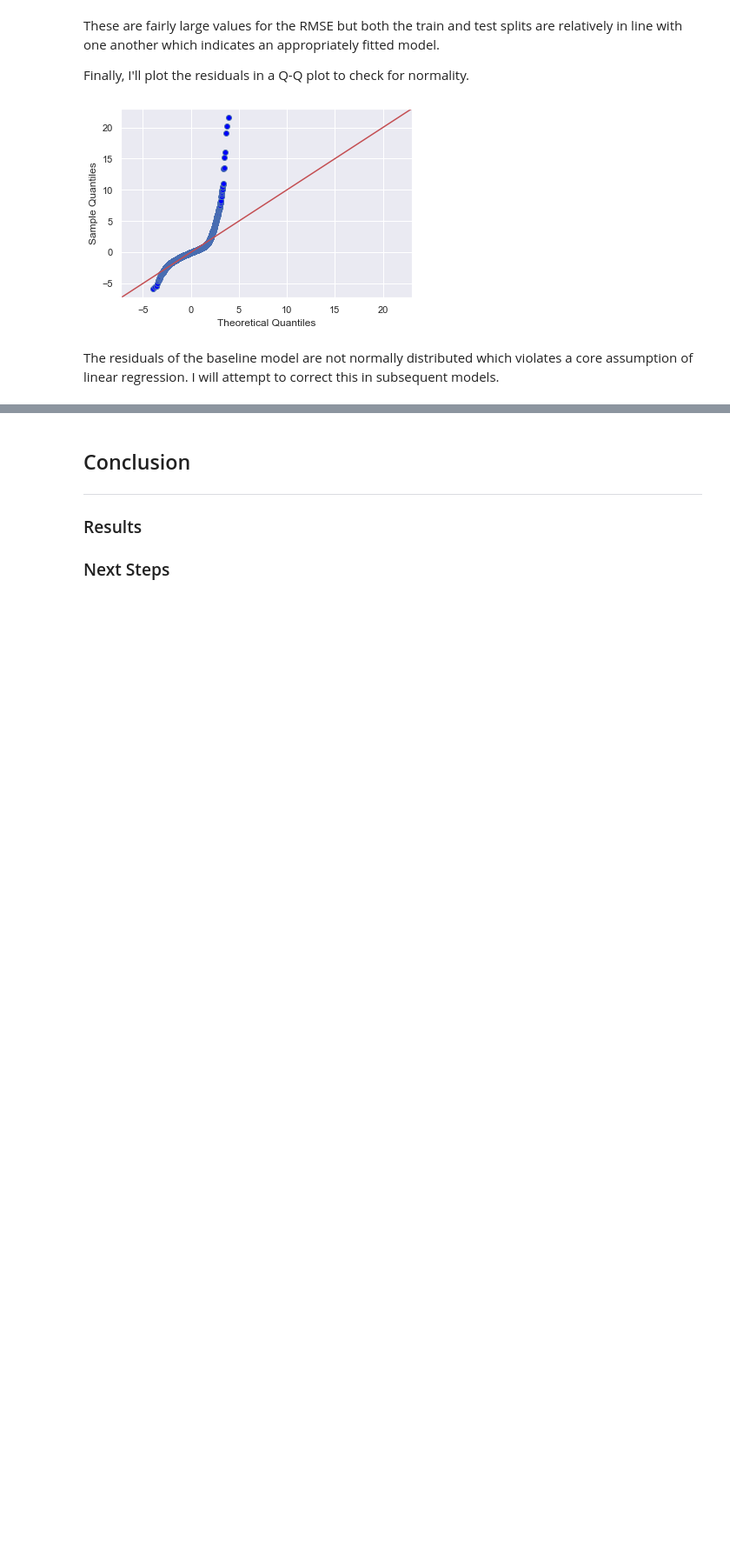
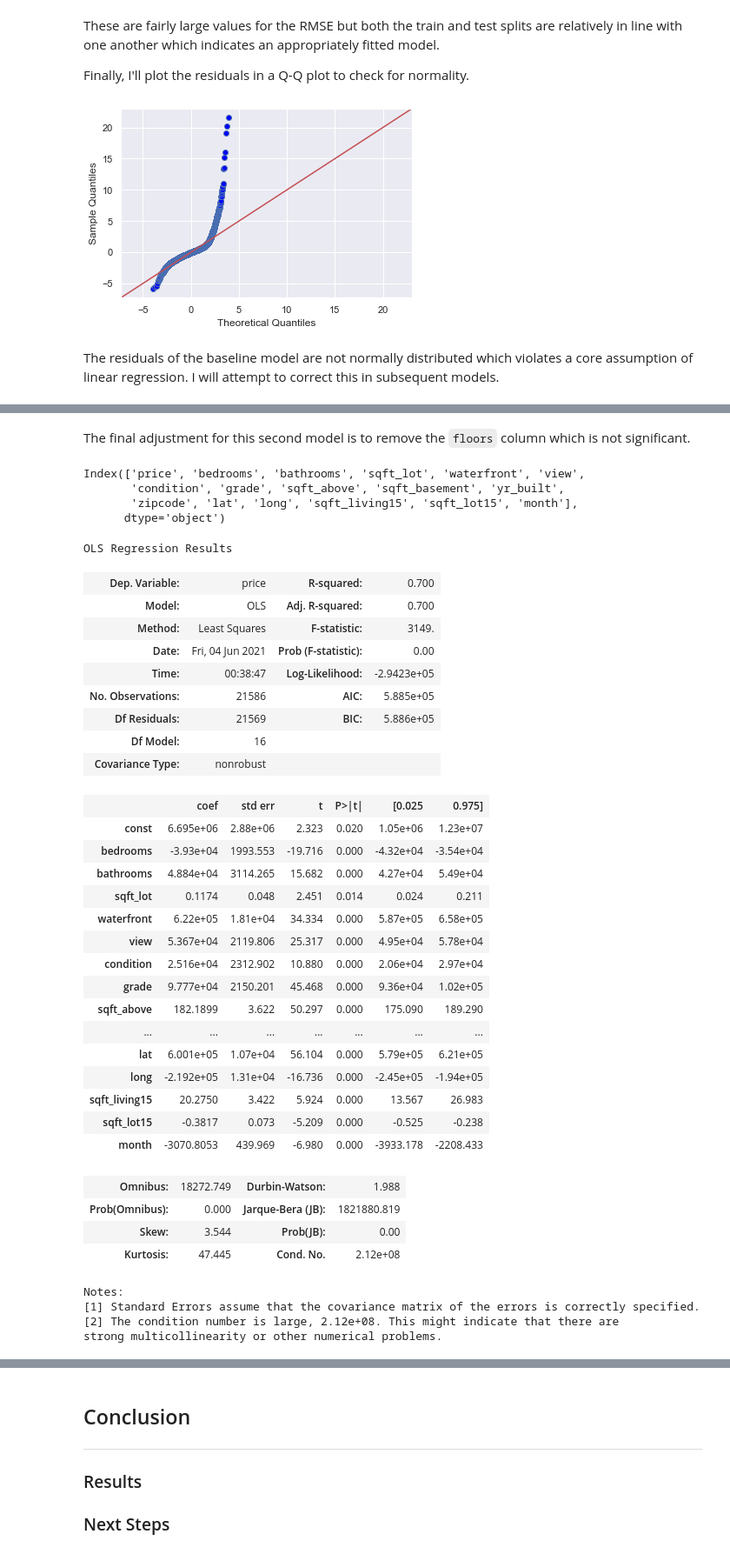
Before and after one commit to tjkyner/housing-regression-model, a Jupyter notebook: notebook.ipynb, the cells around one changed output, grey strips where cells are left out. Shown at 87% size. Drawn from its saved outputs; the diff is of its cells as text; code cells hidden in the pictures; blank space fills up the shorter version.

```diff
--- a/notebook.ipynb
+++ b/notebook.ipynb
@@ -640,0 +698,51 @@ The residuals of the baseline model are not normally distributed which violates
+# %% [markdown]
+The final adjustment for this second model is to remove the `floors` column which is not significant.
+# %%
+pd.set_option('mode.chained_assignment', None)  # Supressing the 'SettingWithCopyWarning'
+df_no_outliers.drop(columns=['floors'], inplace=True)
+df_no_outliers.columns
+# %% [output]
+Index(['price', 'bedrooms', 'bathrooms', 'sqft_lot', 'waterfront', 'view',
+       'condition', 'grade', 'sqft_above', 'sqft_basement', 'yr_built',
+       'zipcode', 'lat', 'long', 'sqft_living15', 'sqft_lot15', 'month'],
+      dtype='object')
+# %%
+predictors = df_no_outliers.drop(columns=['price'])
+predictors = sm.add_constant(predictors)
+model_2 = sm.OLS(df_no_outliers.price, predictors).fit()
+model_2.summary()
+# %% [output]
+OLS Regression Results
+| Dep. Variable: | price | R-squared: | 0.700 |
+| Model: | OLS | Adj. R-squared: | 0.700 |
+| Method: | Least Squares | F-statistic: | 3149. |
+| Date: | Fri, 04 Jun 2021 | Prob (F-statistic): | 0.00 |
+| Time: | 00:38:47 | Log-Likelihood: | -2.9423e+05 |
+| No. Observations: | 21586 | AIC: | 5.885e+05 |
+| Df Residuals: | 21569 | BIC: | 5.886e+05 |
+| Df Model: | 16 |  |  |
+| Covariance Type: | nonrobust |  |  |
+|  | coef | std err | t | P>|t| | [0.025 | 0.975] |
+| const | 6.695e+06 | 2.88e+06 | 2.323 | 0.020 | 1.05e+06 | 1.23e+07 |
+| bedrooms | -3.93e+04 | 1993.553 | -19.716 | 0.000 | -4.32e+04 | -3.54e+04 |
+| bathrooms | 4.884e+04 | 3114.265 | 15.682 | 0.000 | 4.27e+04 | 5.49e+04 |
+| sqft_lot | 0.1174 | 0.048 | 2.451 | 0.014 | 0.024 | 0.211 |
+| waterfront | 6.22e+05 | 1.81e+04 | 34.334 | 0.000 | 5.87e+05 | 6.58e+05 |
+| view | 5.367e+04 | 2119.806 | 25.317 | 0.000 | 4.95e+04 | 5.78e+04 |
+| condition | 2.516e+04 | 2312.902 | 10.880 | 0.000 | 2.06e+04 | 2.97e+04 |
+| grade | 9.777e+04 | 2150.201 | 45.468 | 0.000 | 9.36e+04 | 1.02e+05 |
+| sqft_above | 182.1899 | 3.622 | 50.297 | 0.000 | 175.090 | 189.290 |
+| ... | ... | ... | ... | ... | ... | ... |
+| lat | 6.001e+05 | 1.07e+04 | 56.104 | 0.000 | 5.79e+05 | 6.21e+05 |
+| long | -2.192e+05 | 1.31e+04 | -16.736 | 0.000 | -2.45e+05 | -1.94e+05 |
+| sqft_living15 | 20.2750 | 3.422 | 5.924 | 0.000 | 13.567 | 26.983 |
+| sqft_lot15 | -0.3817 | 0.073 | -5.209 | 0.000 | -0.525 | -0.238 |
+| month | -3070.8053 | 439.969 | -6.980 | 0.000 | -3933.178 | -2208.433 |
+| Omnibus: | 18272.749 | Durbin-Watson: | 1.988 |
+| Prob(Omnibus): | 0.000 | Jarque-Bera (JB): | 1821880.819 |
+| Skew: | 3.544 | Prob(JB): | 0.00 |
+| Kurtosis: | 47.445 | Cond. No. | 2.12e+08 |
+Notes:
+[1] Standard Errors assume that the covariance matrix of the errors is correctly specified.
+[2] The condition number is large, 2.12e+08. This might indicate that there are
+strong multicollinearity or other numerical problems.
```
Also changed, not shown: parts of 14 cells of this notebook.
